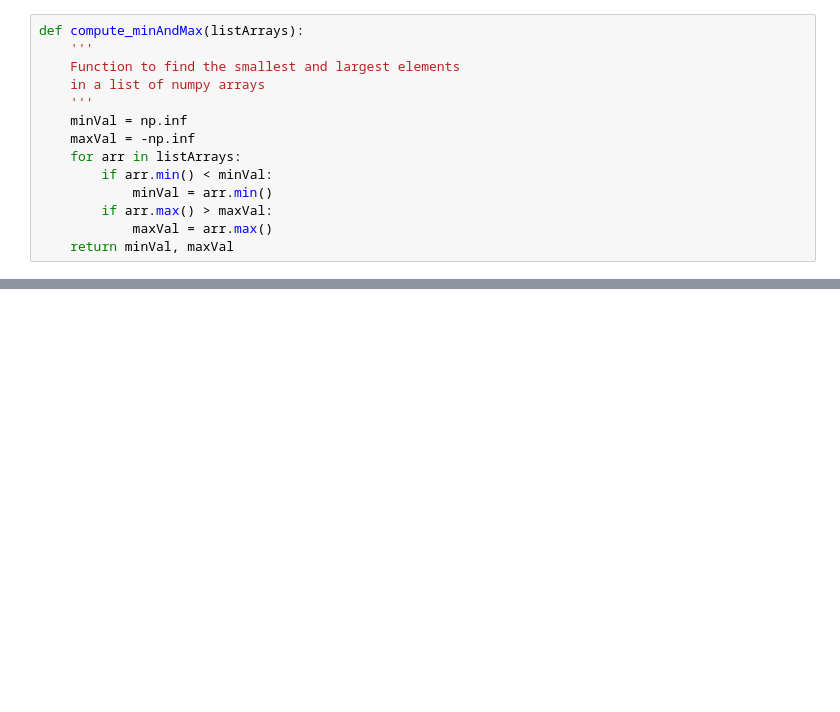
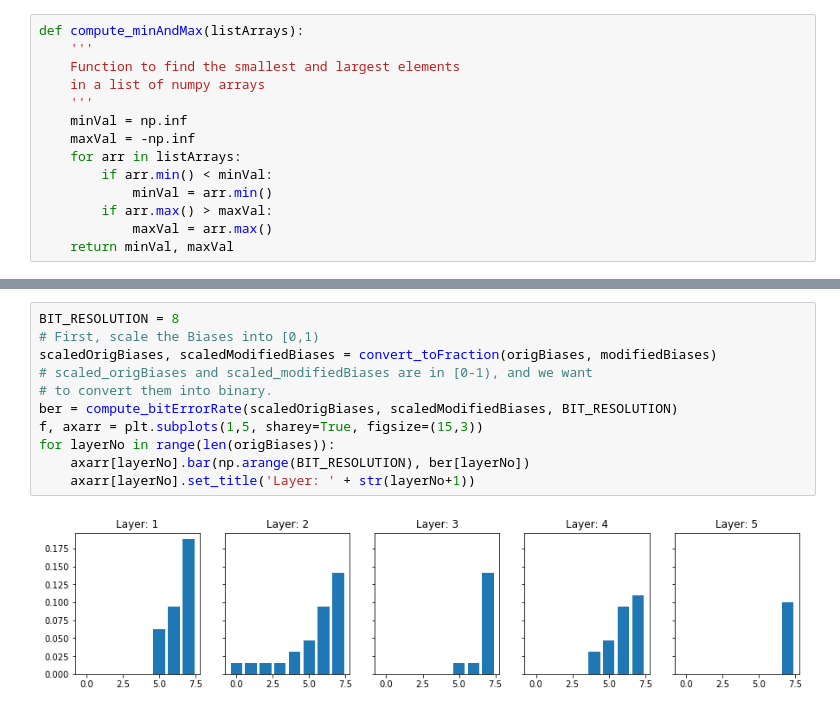
Before and after one commit to vorzawk/mdlAttack, a Jupyter notebook: measure_bitErrRate.ipynb, the cells around one changed output, grey strips where cells are left out. Drawn from its saved outputs; the diff is of its cells as text; blank space fills up the shorter version.

Commit message:
Bit Error Rate measured while biases are included

```diff
--- a/measure_bitErrRate.ipynb
+++ b/measure_bitErrRate.ipynb
@@ -111,3 +118,16 @@ for layerNo in range(len(origWeights)):
+# %%
+BIT_RESOLUTION = 8
+# First, scale the Biases into [0,1)
+scaledOrigBiases, scaledModifiedBiases = convert_toFraction(origBiases, modifiedBiases)
+# scaled_origBiases and scaled_modifiedBiases are in [0-1), and we want
+# to convert them into binary.
+ber = compute_bitErrorRate(scaledOrigBiases, scaledModifiedBiases, BIT_RESOLUTION)
+f, axarr = plt.subplots(1,5, sharey=True, figsize=(15,3))
+for layerNo in range(len(origBiases)):
+    axarr[layerNo].bar(np.arange(BIT_RESOLUTION), ber[layerNo])
+    axarr[layerNo].set_title('Layer: ' + str(layerNo+1))
+# %% [output]
+[figure, added]
 # %%
 def measure_noise(origValues, modifiedValues):
     noiseValues = []
```
Also changed, not shown: parts of 11 cells of this notebook, 1 other file.
